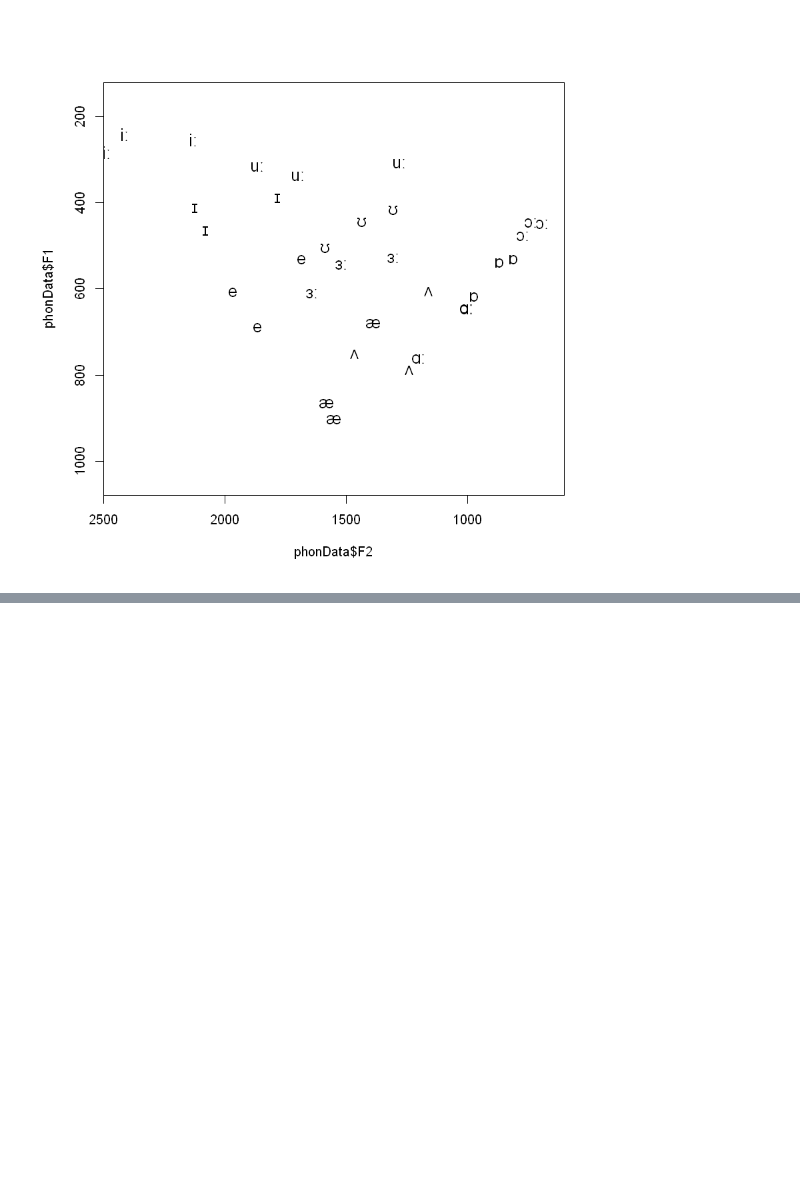
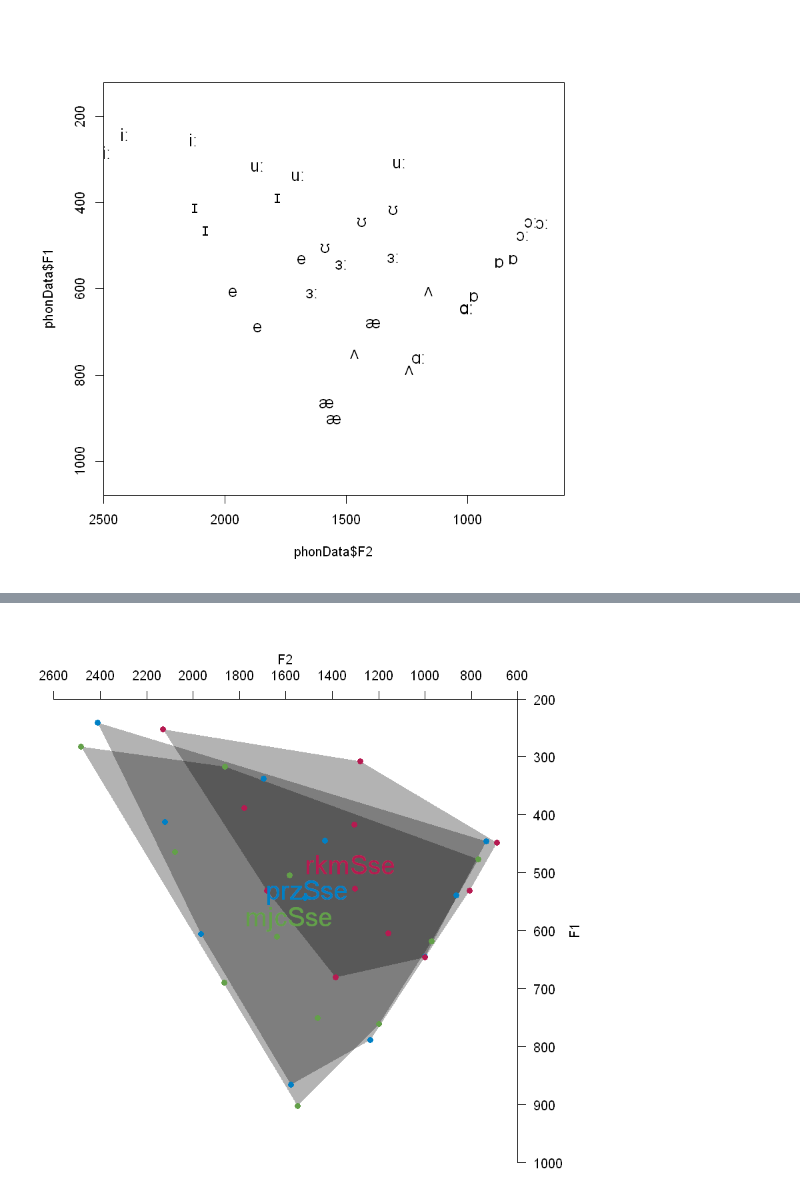
Before and after one commit to emmanuelferragne/vowelPlotsTemp, a Jupyter notebook: doFormantPlotR.ipynb, the cells around one changed output, grey strips where cells are left out. Drawn from its saved outputs; the diff is of its cells as text; code cells hidden in the pictures; blank space fills up the shorter version.

```diff
--- a/doFormantPlotR.ipynb
+++ b/doFormantPlotR.ipynb
@@ -63,0 +87,11 @@ text(phonData$F2, phonData$F1, phonData$symbolUTF8, cex = 1.3)
+# %%
+#plots the convex hull of each speaker's vowel space with mean phoneme values
+plotVowels(phonData$F1, phonData$F2, phonData$spk, group=phonData$spk, plot.tokens = T,
+           plot.means = T, pch.means = phonData$spk, cex.means = 2, var.col.by = phonData$spk,
+           hull.fill = TRUE, fill.opacity = 0.3, pretty = T)
+#incidentally the shades of grey let you guess the degree of overlap between individual vowels spaces
+#the darker areas is where all three polygons overlap, i.e. the area that all three subjects have in
+#common, which is not much compared to the the spread of all F1 and F2 values, bearing in mind that these
+#speakers are all male and speak with a similar accent
+# %% [output]
+[figure, added]
```
Also changed, not shown: parts of 17 cells of this notebook.
